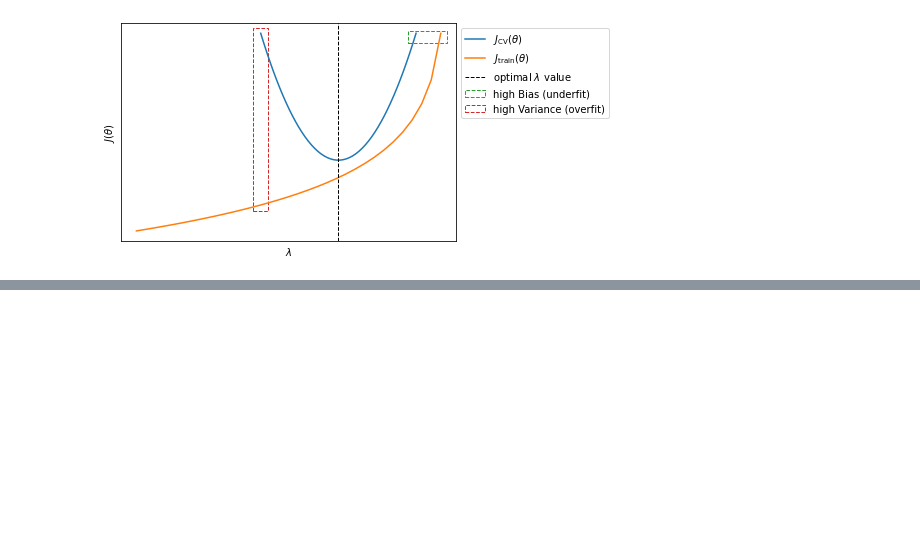
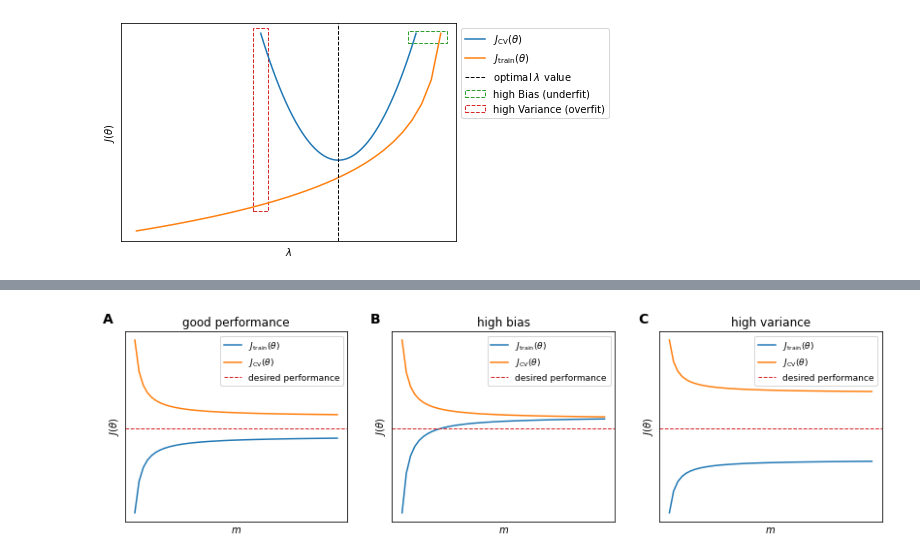
Before and after one commit to marnec/ML, a Jupyter notebook: ML-17-Diagnostic.ipynb, the cells around one changed output, grey strips where cells are left out. Drawn from its saved outputs; the diff is of its cells as text; code cells hidden in the pictures; blank space fills up the shorter version.

```diff
--- a/ML-17-Diagnostic.ipynb
+++ b/ML-17-Diagnostic.ipynb
@@ -309,0 +322,28 @@ _ = ax.legend(loc='upper left', bbox_to_anchor=(1, 1))
+# %%
+fig, axes = plt.subplots(1, 3, figsize=(14, 3.6))
+
+[ax1, ax2, ax3] = axes
+m = np.arange(1, 50)
+jt = (np.pi)*np.arctan(m)
+jc = -(np.pi)*np.arctan(m)
+ax1.plot(m, jt-10.5, label='$J_\mathrm{train}(\\theta)$')
+ax1.plot(m, jc, label='$J_\mathrm{CV}(\\theta)$')
+ax1.set_title('good performance')
+ax1.axhline(-5.3, c='C3', ls='--', lw=1, label='desired performance')
+ax2.plot(m, 1.1*jt-9.8, label='$J_\mathrm{train}(\\theta)$')
+ax2.plot(m, .9*jc, label='$J_\mathrm{CV}(\\theta)$')
+ax2.set_title('high bias')
+ax2.axhline(-4.7, c='C3', ls='--', lw=1, label='desired performance')
+ax3.plot(m, jt-13, label='$J_\mathrm{train}(\\theta)$')
+ax3.plot(m, jc, label='$J_\mathrm{CV}(\\theta)$')
+ax3.axhline(-6.6, c='C3', ls='--', lw=1, label='desired performance')
+ax3.set_title('high variance')
+for ax, l in zip(axes, 'ABC'):
+    ax.text(-.05, 1.1, l, transform=ax.transAxes, va='top', ha='right', fontsize=14, fontweight='bold')
+    ax.set_xticks([])
+    ax.set_yticks([])
+    ax.set_xlabel('$m$')
+    ax.set_ylabel('$J(\\theta)$')
+    ax.legend(loc='upper right', fontsize=9);
+# %% [output]
+[figure, added]
```
Also changed, not shown: parts of 10 cells of this notebook, 9 other files.
